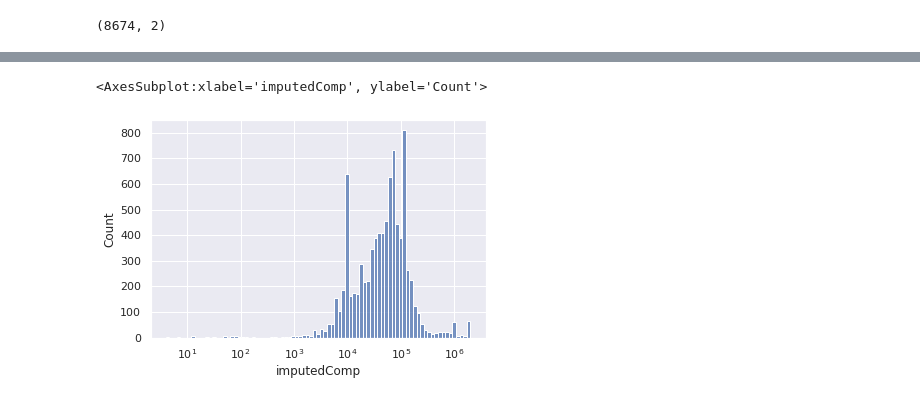
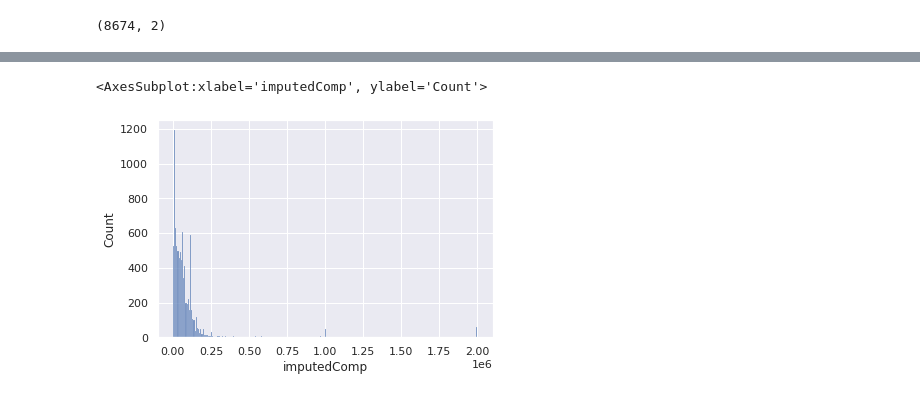
Before and after one commit to SolanaO/Developers_Survey_Analysis, a Jupyter notebook: stackBlogQuestion2.ipynb, the cells around one changed output, grey strips where cells are left out. Drawn from its saved outputs; the diff is of its cells as text; code cells hidden in the pictures.

Commit message:
Add histograms and z-test.

```diff
--- a/stackBlogQuestion2.ipynb
+++ b/stackBlogQuestion2.ipynb
@@ -139,7 +151,6 @@ df2_data.shape
 # %%
-
-sns.histplot(data = df2_data, x = df2_data.imputedComp, log_scale=True)
-#df2_data.imputedComp.astype(float)
+# the compensation distribution for the data coders
+sns.histplot(data=df2_data, x='imputedComp')
 # %% [output]
 <AxesSubplot:xlabel='imputedComp', ylabel='Count'>
-[figure, old version]
+[figure, new version]
```
Also changed, not shown: parts of 21 cells of this notebook.
